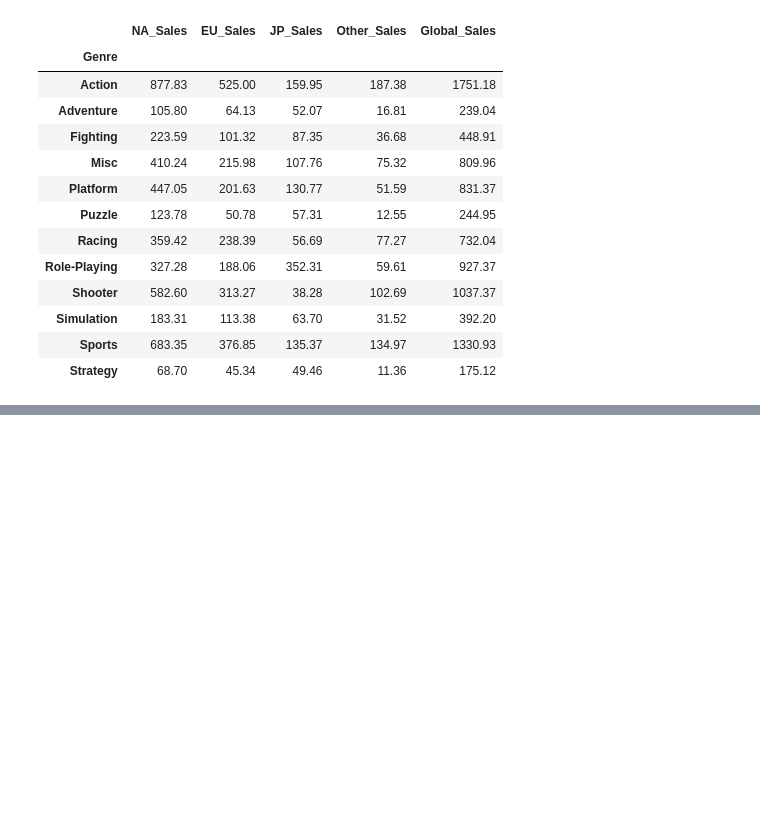
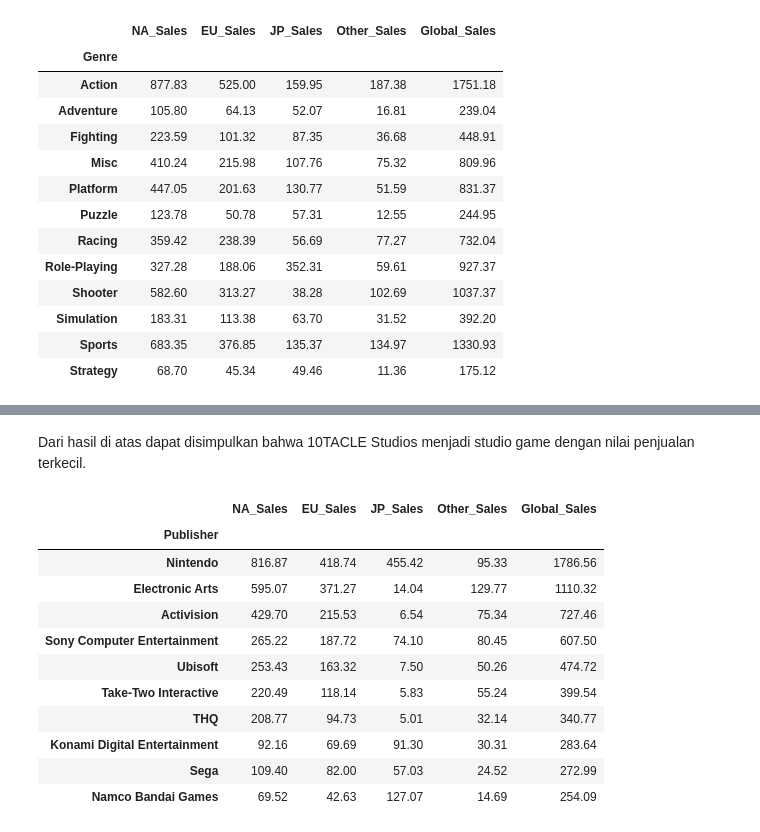
Before and after one commit to nexusprime-hak/Tubes-Pengkom-K-20-2023_2, a Jupyter notebook: Tugas_5.ipynb, the cells around one changed output, grey strips where cells are left out. Drawn from its saved outputs; the diff is of its cells as text; code cells hidden in the pictures; blank space fills up the shorter version.

```diff
--- a/Tugas_5.ipynb
+++ b/Tugas_5.ipynb
@@ -150,0 +169,18 @@ pub = pub.groupby(by="Publisher")
+# %% [markdown]
+Dari hasil di atas dapat disimpulkan bahwa 10TACLE Studios menjadi studio game dengan nilai penjualan terkecil.
+# %%
+# 10 studio game  dengan penjualan game terbanyak
+pub.sort_values(by="Global_Sales",ascending=False).head(10)
+# %% [output]
+|  | NA_Sales | EU_Sales | JP_Sales | Other_Sales | Global_Sales |
+| Publisher |  |  |  |  |  |
+| Nintendo | 816.87 | 418.74 | 455.42 | 95.33 | 1786.56 |
+| Electronic Arts | 595.07 | 371.27 | 14.04 | 129.77 | 1110.32 |
+| Activision | 429.70 | 215.53 | 6.54 | 75.34 | 727.46 |
+| Sony Computer Entertainment | 265.22 | 187.72 | 74.10 | 80.45 | 607.50 |
+| Ubisoft | 253.43 | 163.32 | 7.50 | 50.26 | 474.72 |
+| Take-Two Interactive | 220.49 | 118.14 | 5.83 | 55.24 | 399.54 |
+| THQ | 208.77 | 94.73 | 5.01 | 32.14 | 340.77 |
+| Konami Digital Entertainment | 92.16 | 69.69 | 91.30 | 30.31 | 283.64 |
+| Sega | 109.40 | 82.00 | 57.03 | 24.52 | 272.99 |
+| Namco Bandai Games | 69.52 | 42.63 | 127.07 | 14.69 | 254.09 |
```
Also changed, not shown: parts of 10 cells of this notebook.
